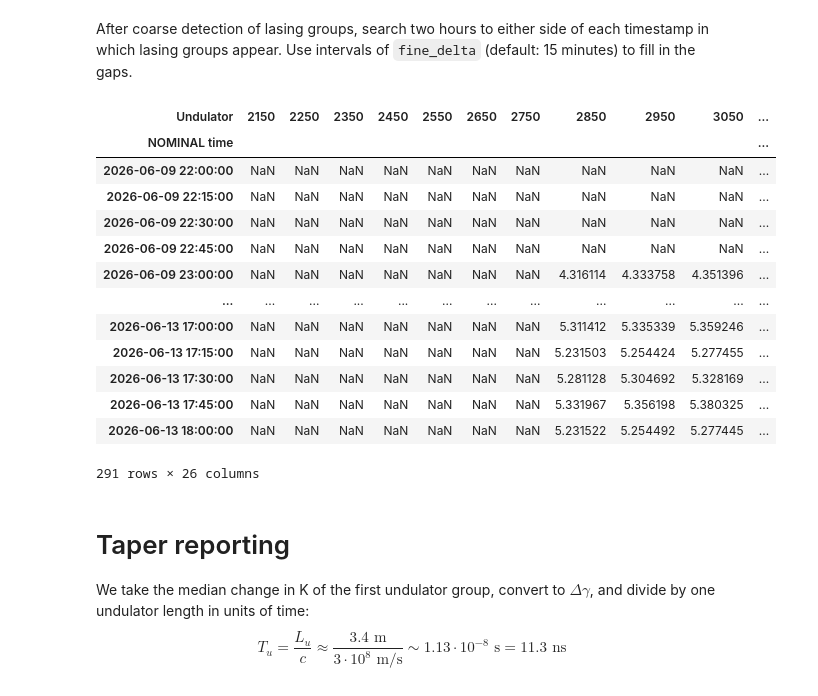
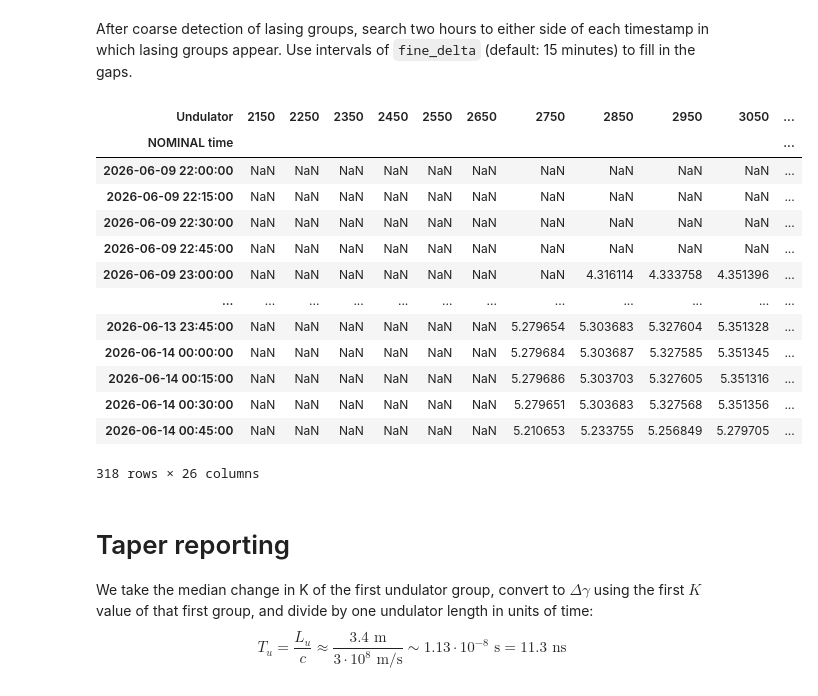
Before and after one commit to aaronzr/xleap, a Jupyter notebook: XLEAP_Detector.ipynb, the cells around one changed output. Saved outputs shown, nothing was run; the diff lists cells and outputs as text; code cells hidden in the pictures.

```diff
--- a/XLEAP_Detector.ipynb
+++ b/XLEAP_Detector.ipynb
@@ -205,5 +224,5 @@ lambda_u_dict
 # %% [markdown]
 For some reason $\lambda_u$ is not archived for some undulators, so we use a cheeky `caget` just to be safe:
 # %%
-for pv in lambda_u_pvs:
-    os.system(f'caget {pv}')
+# for pv in lambda_u_pvs:
+#     os.system(f'caget {pv}')
@@ -257,12 +272,17 @@ lambda_u_dict
 # %%
 # Runtime: around 10s for 10 days of data at 4h intervals, with 3s snapshots
 
-gamma_snapshots = []
+gamma_times = []
 t = start
 while t < end:
-    snapshot = _fetch_archiver_snapshot('BEND:DMPS:400:BACT', from_time=t, to_time=t + snapshot_delta)
-    gamma_snapshots.append(snapshot)
+    gamma_times.append(t)
     t += coarse_delta
+
+gamma_snapshots = _fetch_archiver_snapshots_cached(
+    'BEND:DMPS:400:BACT',
+    gamma_times,
+    'gamma_snapshots.csv',
+)
 # %%
 gamma_snapshots
 # %% [output]
@@ -286,26 +306,19 @@ gamma_snapshots
 # %% [markdown]
 ### $K$
 # %%
-# This takes about a minute to pull data for 10 days. We will maintain a cache in a CSV file so we don't have to do this every time.
-
-
+# This takes about a minute to pull data for 10 days. Cache snapshots in a CSV so repeat runs only fetch misses.
 
 k_archive = {}
 und_nums = [re.search(r'USEG:UNDS:(\d+):lambda_U', pv).group(1) for pv in lambda_u_pvs]
 kact_pvs = [f'USEG:UNDS:{num}:KAct' for num in und_nums]
-k_snapshots = []
+
+k_times = []
 t = start
 while t < end:
-    snapshot = _fetch_archiver_snapshot(kact_pvs, from_time=t, to_time=t + snapshot_delta)
-    k_snapshots.append(snapshot)
+    k_times.append(t)
     t += coarse_delta
 
-# Update the cache CSV file with the new snapshots
-with open('k_snapshots.csv', 'w') as f:
-    f.write('timestamp,value\n')
-    for snapshot in gamma_snapshots:
-        for pv, (timestamp, value) in snapshot.items():
-            f.write(f'{timestamp},{value}\n')
+k_snapshots = _fetch_archiver_snapshots_cached(kact_pvs, k_times, 'k_snapshots.csv')
 # %%
 k_snapshots
 # %% [output]
@@ -454,10 +467,11 @@ for coarse_time in coarse_lasing_times:
         t += fine_delta
 fine_times = sorted(fine_times)
 
-fine_k_snapshots = [
-    _fetch_archiver_snapshot(kact_pvs, from_time=t, to_time=t + snapshot_delta)
-    for t in fine_times
-]
+fine_k_snapshots = _fetch_archiver_snapshots_cached(
+    kact_pvs,
+    fine_times,
+    'fine_k_snapshots.csv',
+)
 
 fine_kvals_df = pd.DataFrame(
     data=[
@@ -475,42 +489,42 @@ fine_snapshot_times_df = pd.DataFrame(
         [snapshot[pv][0] if pv in snapshot else pd.NaT for pv in kact_pvs]
         for snapshot in fine_k_snapshots
     ],
     index=fine_times,
     columns=und_nums,
 )
 fine_snapshot_times_df.index.name = 'NOMINAL time'
 fine_snapshot_times_df.columns.name = 'Undulator'
 
 fine_dk_lasing_mask = detect_lasing_groups(fine_kvals_df)
 fine_dk_group_left_edges = fine_dk_lasing_mask & ~fine_dk_lasing_mask.shift(1, axis=1, fill_value=False)
 fine_k_lasing_mask = fine_dk_lasing_mask | fine_dk_group_left_edges.shift(-1, axis=1, fill_value=False)
 fine_lasing_groups = fine_kvals_df[fine_k_lasing_mask]
 
 fine_k_snapshots_df = pd.concat(
     {'K value': fine_kvals_df, 'Snapshot time': fine_snapshot_times_df},
     axis=1,
 )
 fine_k_snapshots_df.columns.names = ['Field', 'Undulator']
 
 fine_lasing_groups
 # %% [output]
 | Undulator | 2150 | 2250 | 2350 | 2450 | 2550 | 2650 | 2750 | 2850 | 2950 | 3050 | ... |
 | NOMINAL time |  |  |  |  |  |  |  |  |  |  | ... |
 | 2026-06-09 22:00:00 | NaN | NaN | NaN | NaN | NaN | NaN | NaN | NaN | NaN | NaN | ... |
 | 2026-06-09 22:15:00 | NaN | NaN | NaN | NaN | NaN | NaN | NaN | NaN | NaN | NaN | ... |
 | 2026-06-09 22:30:00 | NaN | NaN | NaN | NaN | NaN | NaN | NaN | NaN | NaN | NaN | ... |
 | 2026-06-09 22:45:00 | NaN | NaN | NaN | NaN | NaN | NaN | NaN | NaN | NaN | NaN | ... |
 | 2026-06-09 23:00:00 | NaN | NaN | NaN | NaN | NaN | NaN | NaN | 4.316114 | 4.333758 | 4.351396 | ... |
 | ... | ... | ... | ... | ... | ... | ... | ... | ... | ... | ... | ... |
-| 2026-06-13 17:00:00 | NaN | NaN | NaN | NaN | NaN | NaN | NaN | 5.311412 | 5.335339 | 5.359246 | ... |
-| 2026-06-13 17:15:00 | NaN | NaN | NaN | NaN | NaN | NaN | NaN | 5.231503 | 5.254424 | 5.277455 | ... |
-| 2026-06-13 17:30:00 | NaN | NaN | NaN | NaN | NaN | NaN | NaN | 5.281128 | 5.304692 | 5.328169 | ... |
-| 2026-06-13 17:45:00 | NaN | NaN | NaN | NaN | NaN | NaN | NaN | 5.331967 | 5.356198 | 5.380325 | ... |
-| 2026-06-13 18:00:00 | NaN | NaN | NaN | NaN | NaN | NaN | NaN | 5.231522 | 5.254492 | 5.277445 | ... |
+| 2026-06-13 23:45:00 | NaN | NaN | NaN | NaN | NaN | NaN | 5.279654 | 5.303683 | 5.327604 | 5.351328 | ... |
+| 2026-06-14 00:00:00 | NaN | NaN | NaN | NaN | NaN | NaN | 5.279684 | 5.303687 | 5.327585 | 5.351345 | ... |
+| 2026-06-14 00:15:00 | NaN | NaN | NaN | NaN | NaN | NaN | 5.279686 | 5.303703 | 5.327605 | 5.351316 | ... |
+| 2026-06-14 00:30:00 | NaN | NaN | NaN | NaN | NaN | NaN | 5.279651 | 5.303683 | 5.327568 | 5.351356 | ... |
+| 2026-06-14 00:45:00 | NaN | NaN | NaN | NaN | NaN | NaN | 5.210653 | 5.233755 | 5.256849 | 5.279705 | ... |
-291 rows × 26 columns
+318 rows × 26 columns
 # %% [markdown]
 # Taper reporting
-We take the median change in K of the first undulator group, convert to $\Delta \gamma$, and divide by one undulator length in units of time:
+We take the median change in K of the first undulator group, convert to $\Delta \gamma$ using the first $K$ value of that first group, and divide by one undulator length in units of time:
 $$
 T_u = \frac{L_u}{c} \approx \frac{3.4\text{ m}}{3\cdot 10^8 \text{ m/s}} \sim 1.13\cdot10^{-8}\text{ s} = 11.3\text{ ns}
 $$
```
Also changed, not shown: parts of 19 cells of this notebook, 7 other files.
